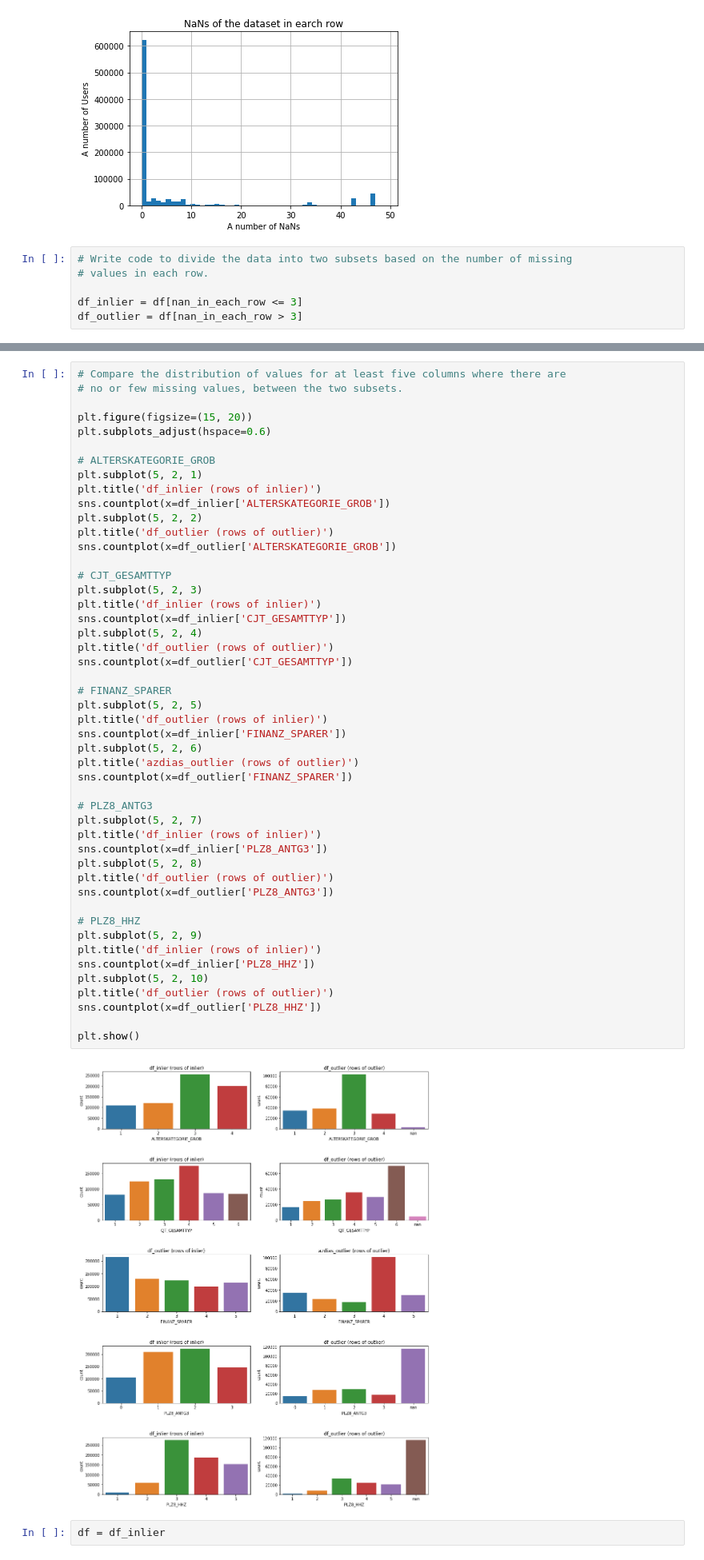
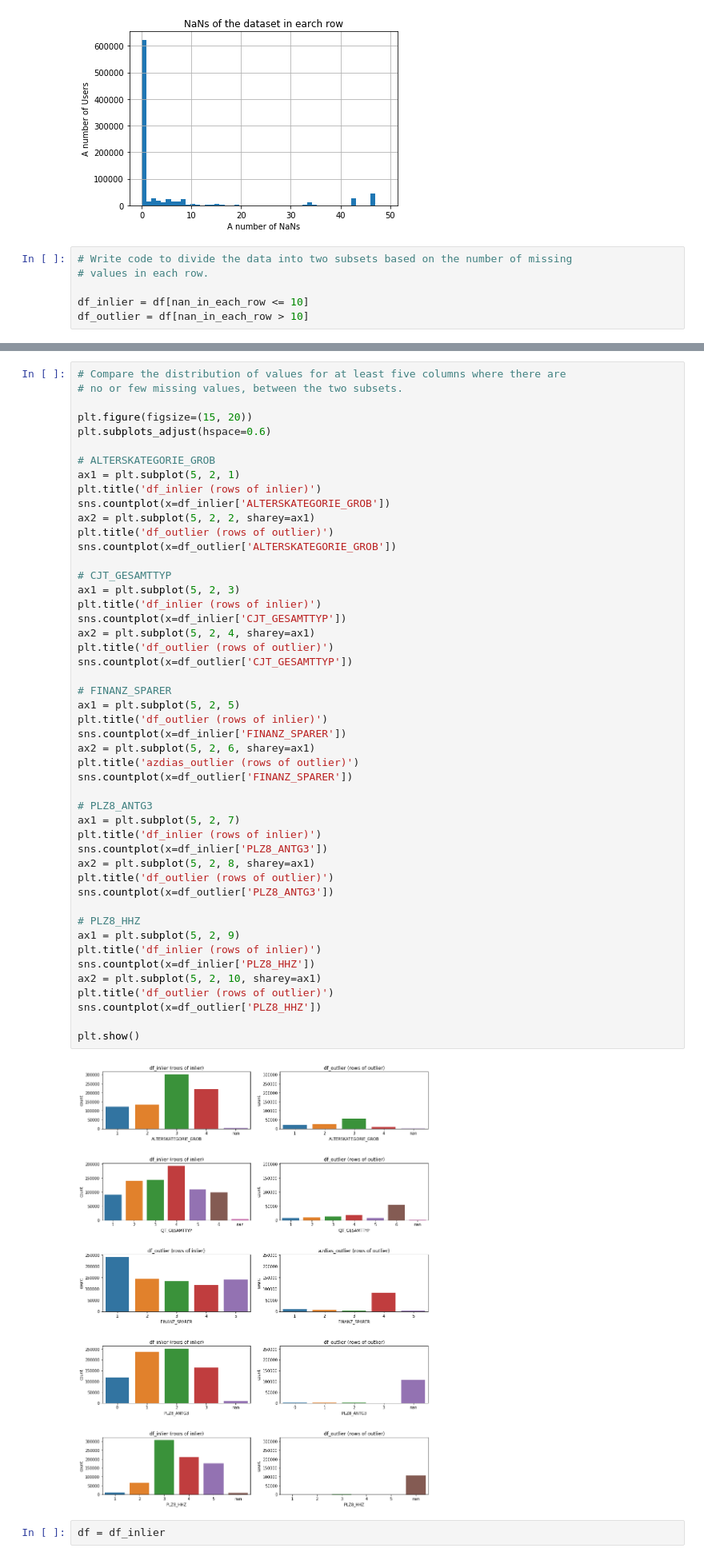
Before and after one commit to takahish/DSND-Identify-Customer-Segments, a Jupyter notebook: Identify_Customer_Segments.ipynb, the cells around one changed output, grey strips where cells are left out. Shown at 80% size. Cells and saved outputs as stored; diff of their text form.

```diff
--- a/Identify_Customer_Segments.ipynb
+++ b/Identify_Customer_Segments.ipynb
@@ -155,8 +169,8 @@ plt.show()
 # Write code to divide the data into two subsets based on the number of missing
 # values in each row.
 
-df_inlier = df[nan_in_each_row <= 3]
-df_outlier = df[nan_in_each_row > 3]
+df_inlier = df[nan_in_each_row <= 10]
+df_outlier = df[nan_in_each_row > 10]
 # %%
 df_inlier.head()
 # %% [output]
@@ -185,48 +199,48 @@ plt.figure(figsize=(15, 20))
 plt.subplots_adjust(hspace=0.6)
 
 # ALTERSKATEGORIE_GROB
-plt.subplot(5, 2, 1)
+ax1 = plt.subplot(5, 2, 1)
 plt.title('df_inlier (rows of inlier)')
 sns.countplot(x=df_inlier['ALTERSKATEGORIE_GROB'])
-plt.subplot(5, 2, 2)
+ax2 = plt.subplot(5, 2, 2, sharey=ax1)
 plt.title('df_outlier (rows of outlier)')
 sns.countplot(x=df_outlier['ALTERSKATEGORIE_GROB'])
 
 # CJT_GESAMTTYP
-plt.subplot(5, 2, 3)
+ax1 = plt.subplot(5, 2, 3)
 plt.title('df_inlier (rows of inlier)')
 sns.countplot(x=df_inlier['CJT_GESAMTTYP'])
-plt.subplot(5, 2, 4)
+ax2 = plt.subplot(5, 2, 4, sharey=ax1)
 plt.title('df_outlier (rows of outlier)')
 sns.countplot(x=df_outlier['CJT_GESAMTTYP'])
 
 # FINANZ_SPARER
-plt.subplot(5, 2, 5)
+ax1 = plt.subplot(5, 2, 5)
 plt.title('df_outlier (rows of inlier)')
 sns.countplot(x=df_inlier['FINANZ_SPARER'])
-plt.subplot(5, 2, 6)
+ax2 = plt.subplot(5, 2, 6, sharey=ax1)
 plt.title('azdias_outlier (rows of outlier)')
 sns.countplot(x=df_outlier['FINANZ_SPARER'])
 
 # PLZ8_ANTG3
-plt.subplot(5, 2, 7)
+ax1 = plt.subplot(5, 2, 7)
 plt.title('df_inlier (rows of inlier)')
 sns.countplot(x=df_inlier['PLZ8_ANTG3'])
-plt.subplot(5, 2, 8)
+ax2 = plt.subplot(5, 2, 8, sharey=ax1)
 plt.title('df_outlier (rows of outlier)')
 sns.countplot(x=df_outlier['PLZ8_ANTG3'])
 
 # PLZ8_HHZ
-plt.subplot(5, 2, 9)
+ax1 = plt.subplot(5, 2, 9)
 plt.title('df_inlier (rows of inlier)')
 sns.countplot(x=df_inlier['PLZ8_HHZ'])
-plt.subplot(5, 2, 10)
+ax2 = plt.subplot(5, 2, 10, sharey=ax1)
 plt.title('df_outlier (rows of outlier)')
 sns.countplot(x=df_outlier['PLZ8_HHZ'])
 
 plt.show()
 # %% [output]
-[figure, old version]
+[figure, new version]
 # %%
 df = df_inlier
 # %% [markdown]
```
Also changed, not shown: parts of 29 cells of this notebook, 1 other file.
